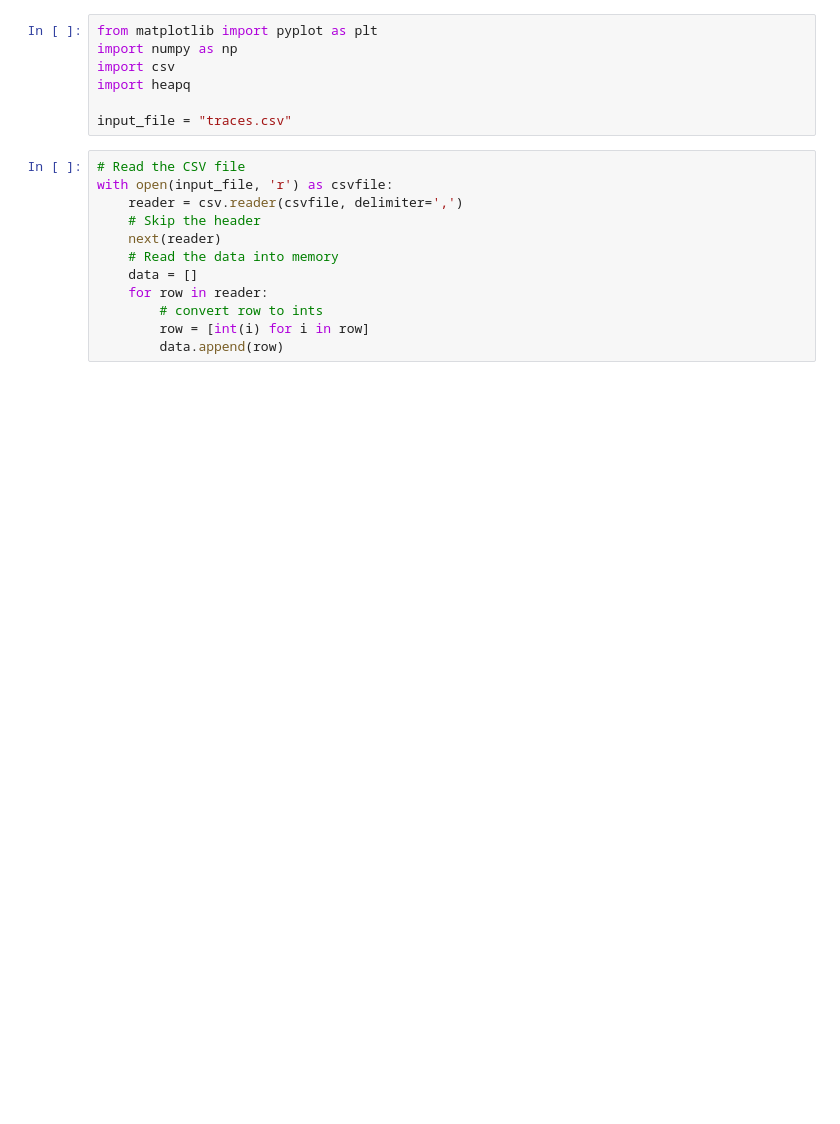
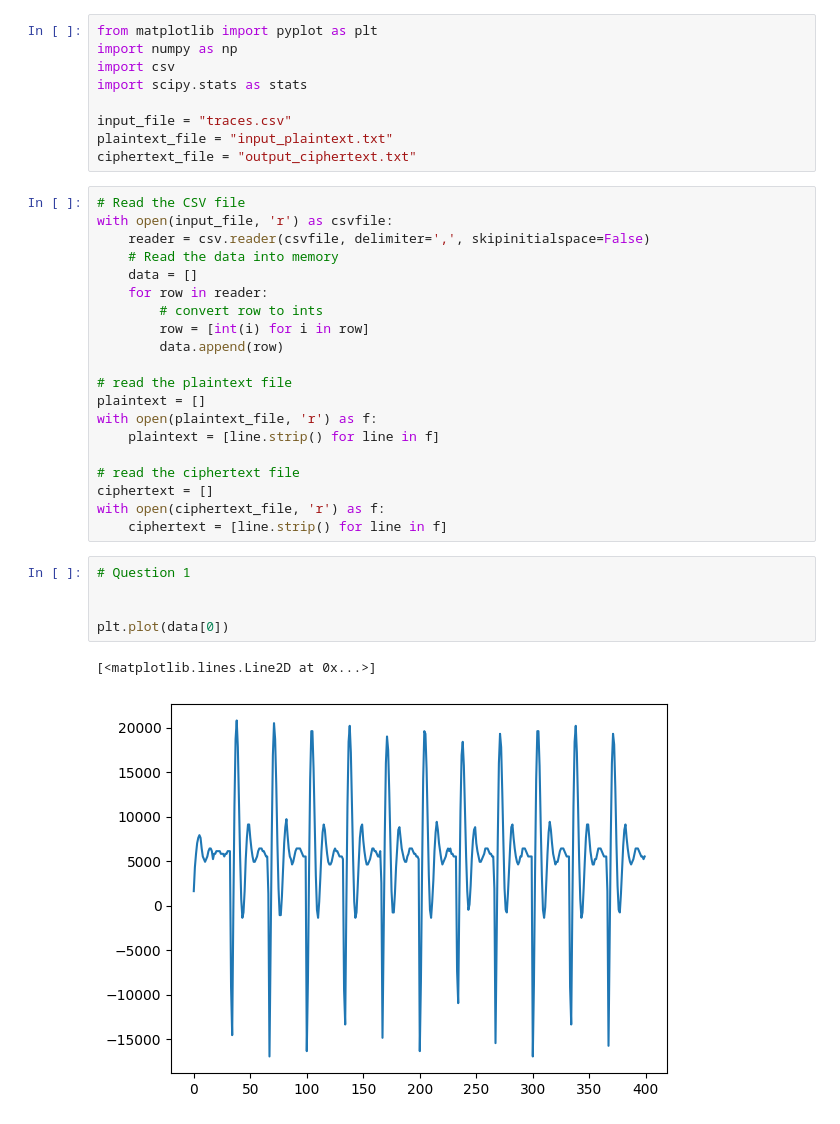
Before and after one commit to alljiang/ECE382V-Security, a Jupyter notebook: Lab 3/lab3.ipynb, the cells around one changed output. Saved outputs shown, nothing was run; the diff lists cells and outputs as text; blank space fills up the shorter version.

```diff
--- a/Lab 3/lab3.ipynb
+++ b/Lab 3/lab3.ipynb
@@ -2,19 +2,37 @@
 from matplotlib import pyplot as plt
 import numpy as np
 import csv
-import heapq
+import scipy.stats as stats
 
 input_file = "traces.csv"
+plaintext_file = "input_plaintext.txt"
+ciphertext_file = "output_ciphertext.txt"
 # %%
 # Read the CSV file
 with open(input_file, 'r') as csvfile:
-    reader = csv.reader(csvfile, delimiter=',')
-    # Skip the header
-    next(reader)
+    reader = csv.reader(csvfile, delimiter=',', skipinitialspace=False)
     # Read the data into memory
     data = []
     for row in reader:
         # convert row to ints
         row = [int(i) for i in row]
         data.append(row)
+
+# read the plaintext file
+plaintext = []
+with open(plaintext_file, 'r') as f:
+    plaintext = [line.strip() for line in f]
+
+# read the ciphertext file
+ciphertext = []
+with open(ciphertext_file, 'r') as f:
+    ciphertext = [line.strip() for line in f]
+# %%
+# Question 1
+
+
+plt.plot(data[0])
+# %% [output]
+[<matplotlib.lines.Line2D at 0x...>]
+[figure, added]
 # %%
```
Also changed, not shown: parts of 2 cells of this notebook, 2 other files.
